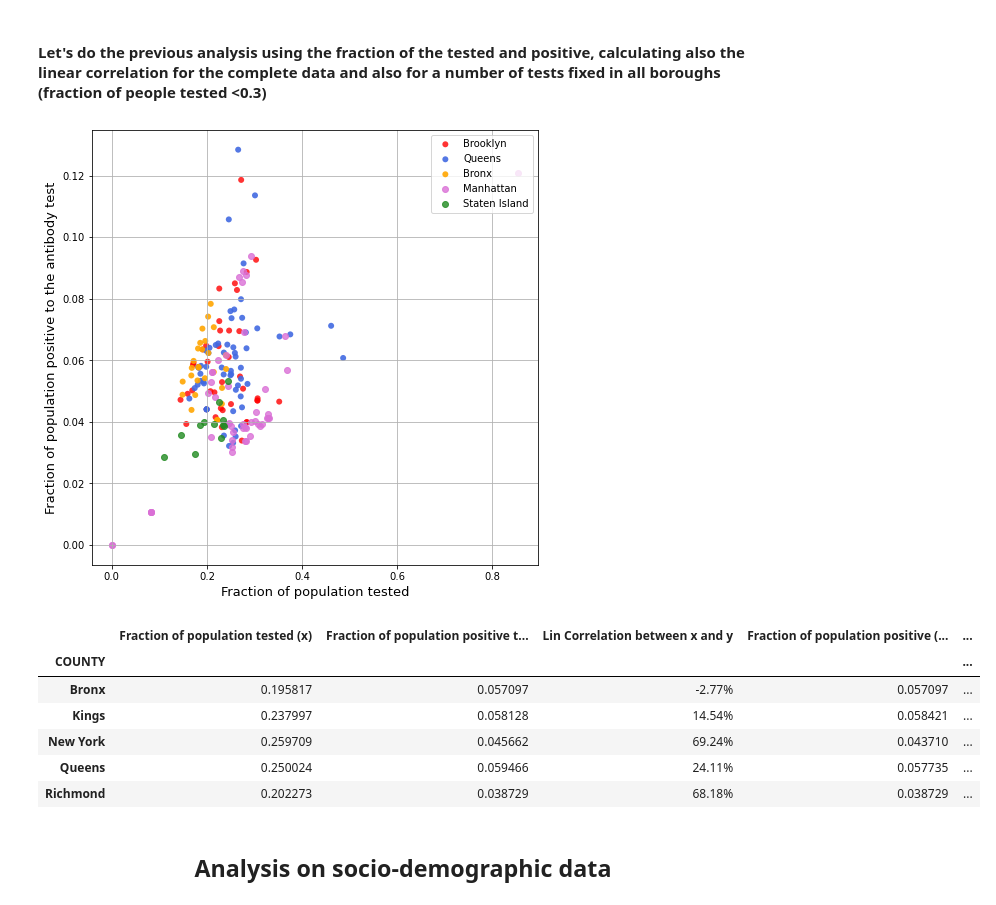
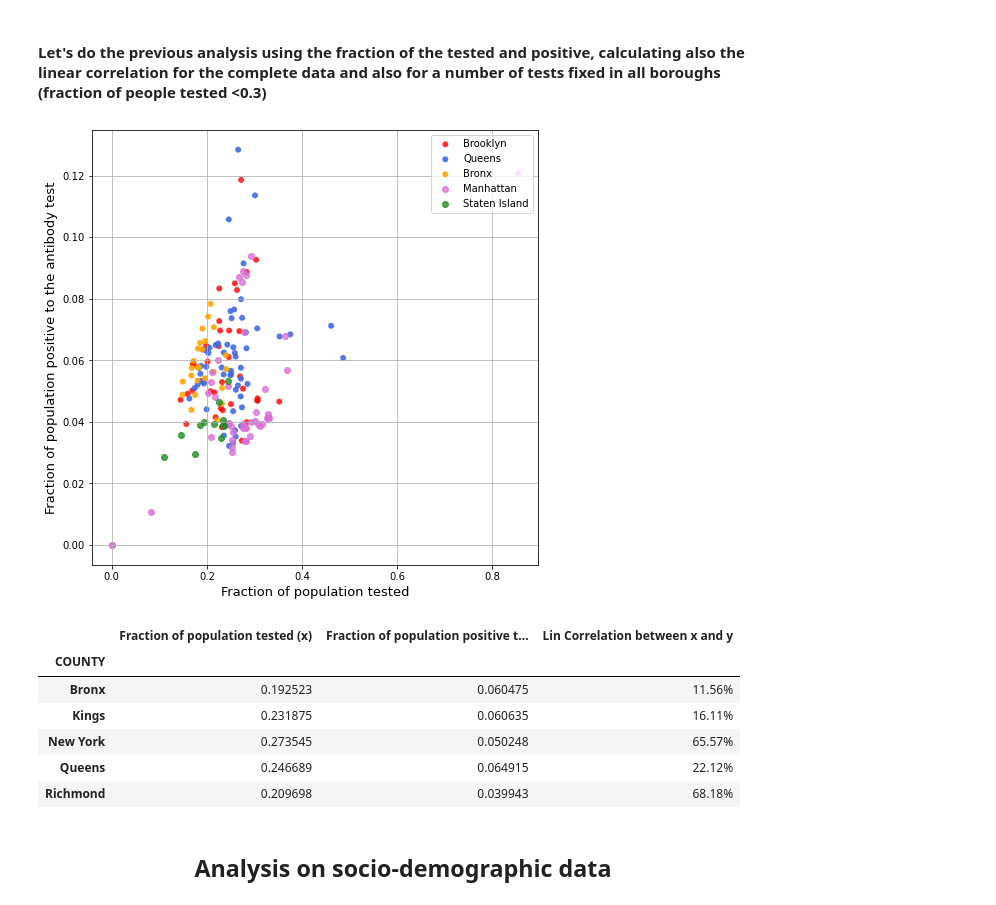
Before and after one commit to ClaudiaDeceglie/Thesis_NYC_covid19, a Jupyter notebook: Data from NYC Health on Covid-19 spread and socio-demographic analysis.ipynb, the cells around one changed output. Drawn from its saved outputs; the diff is of its cells as text; code cells hidden in the pictures.

Commit message:
Updated analysis fraction of population

```diff
--- a/Data from NYC Health on Covid-19 spread and socio-demographic analysis.ipynb
+++ b/Data from NYC Health on Covid-19 spread and socio-demographic analysis.ipynb
@@ -177,7 +177,7 @@ nyc_per_zipcodes.replace(np.nan, 0)
 nyc_per_zipcodes.rename(columns={"modzcta_first": "zcta"}, inplace = True)
 # %%
 nyc_per_zcta = pop_zcta.merge(right= nyc_per_zipcodes, how='inner', on='zcta')
-nyc_per_zcta.drop_duplicates(subset=['zcta'], keep='first')
+nyc_per_zcta.drop_duplicates(subset=['zcta'], keep='first', inplace=True)
 
 #frazione di persone testate e positive rispetto alla popolazione
 nyc_per_zcta['Frac_tested'] = nyc_per_zcta['NUM_PEOP_TEST']/nyc_per_zcta['population_2020']
@@ -199,7 +199,7 @@ ax2.set_xlabel('Fraction of population tested', fontsize=13)
 ax2.legend(loc='upper right')
 ax2.grid()
 # %% [output]
-[figure, old version]
+[figure, new version]
 # %%
 #correlations for the fraction of tested people and tested positive (Pearson's method)
 df_corr = pd.DataFrame(nyc_per_zcta.drop(columns='geometry'))
@@ -210,8 +210,10 @@ corr_Queens=df_corr[df_corr['COUNTY'] == "Queens"].corr()['Frac_tested']['Frac_p
 corr_Manhattan= df_corr[df_corr['COUNTY'] == "New York"].corr()['Frac_tested']['Frac_positive']
 corr_Staten_Island= df_corr[df_corr['COUNTY'] == "Richmond"].corr()['Frac_tested']['Frac_positive']
 
-df_corr_grouped=df_corr.groupby('COUNTY')
+df_corr_grouped=df_corr.groupby('COUNTY').sum()
+frac_tested = df_corr_grouped['NUM_PEOP_TEST']/df_corr_grouped['population_2020']
+frac_positive = df_corr_grouped['NUM_PEOP_POS']/df_corr_grouped['population_2020']
 
-frac_tested = df_corr_grouped['Frac_tested'].mean()
-frac_positive = df_corr_grouped['Frac_positive'].mean()
+frac_tested.replace(np.inf, 0, inplace=True)
+frac_positive.replace(np.inf, 0, inplace = True)
 linear_corr_boro=[corr_Bronx, corr_Brooklyn, corr_Manhattan, corr_Queens, corr_Staten_Island]
@@ -232,27 +220,22 @@ linear_corr2=[corr2_Bronx, corr2_Brooklyn, corr2_Manhattan, corr2_Queens, corr2_
 # %%
 table=pd.DataFrame({'Fraction of population tested (x)': frac_tested,
                   'Fraction of population positive to antibody test (y)': frac_positive,
                   'Lin Correlation between x and y' : linear_corr_boro,
-                    'Fraction of population positive (under the 0.3 threshold for tests) (z)': frac_positive2,
-                  'Lin Correlation between z and limited testing (max 0.3 fraction of population tested)': linear_corr2 })
+                  })
 
 table['Lin Correlation between x and y']=table['Lin Correlation between x and y']*100
 table['Lin Correlation between x and y']=np.round(table['Lin Correlation between x and y'], 2)
 table['Lin Correlation between x and y']=table['Lin Correlation between x and y'].astype(str)+'%'
 
-table['Lin Correlation between z and limited testing (max 0.3 fraction of population tested)']=table['Lin Correlation between z and limited testing (max 0.3 fraction of population tested)']*100
-table['Lin Correlation between z and limited testing (max 0.3 fraction of population tested)']=np.round(table['Lin Correlation between z and limited testing (max 0.3 fraction of population tested)'], 2)
-table['Lin Correlation between z and limited testing (max 0.3 fraction of population tested)']=table['Lin Correlation between z and limited testing (max 0.3 fraction of population tested)'].astype(str)+'%'
-
 table
 # %% [output]
-|  | Fraction of population tested (x) | Fraction of population positive t... | Lin Correlation between x and y | Fraction of population positive (... | ... |
-| COUNTY |  |  |  |  | ... |
-| Bronx | 0.195817 | 0.057097 | -2.77% | 0.057097 | ... |
-| Kings | 0.237997 | 0.058128 | 14.54% | 0.058421 | ... |
-| New York | 0.259709 | 0.045662 | 69.24% | 0.043710 | ... |
-| Queens | 0.250024 | 0.059466 | 24.11% | 0.057735 | ... |
-| Richmond | 0.202273 | 0.038729 | 68.18% | 0.038729 | ... |
+|  | Fraction of population tested (x) | Fraction of population positive t... | Lin Correlation between x and y |
+| COUNTY |  |  |  |
+| Bronx | 0.192523 | 0.060475 | 11.56% |
+| Kings | 0.231875 | 0.060635 | 16.11% |
+| New York | 0.273545 | 0.050248 | 65.57% |
+| Queens | 0.246689 | 0.064915 | 22.12% |
+| Richmond | 0.209698 | 0.039943 | 68.18% |
 # %% [markdown]
 ## <center> Analysis on socio-demographic data
 # %% [markdown]
```
Also changed, not shown: parts of 1 cell of this notebook.
